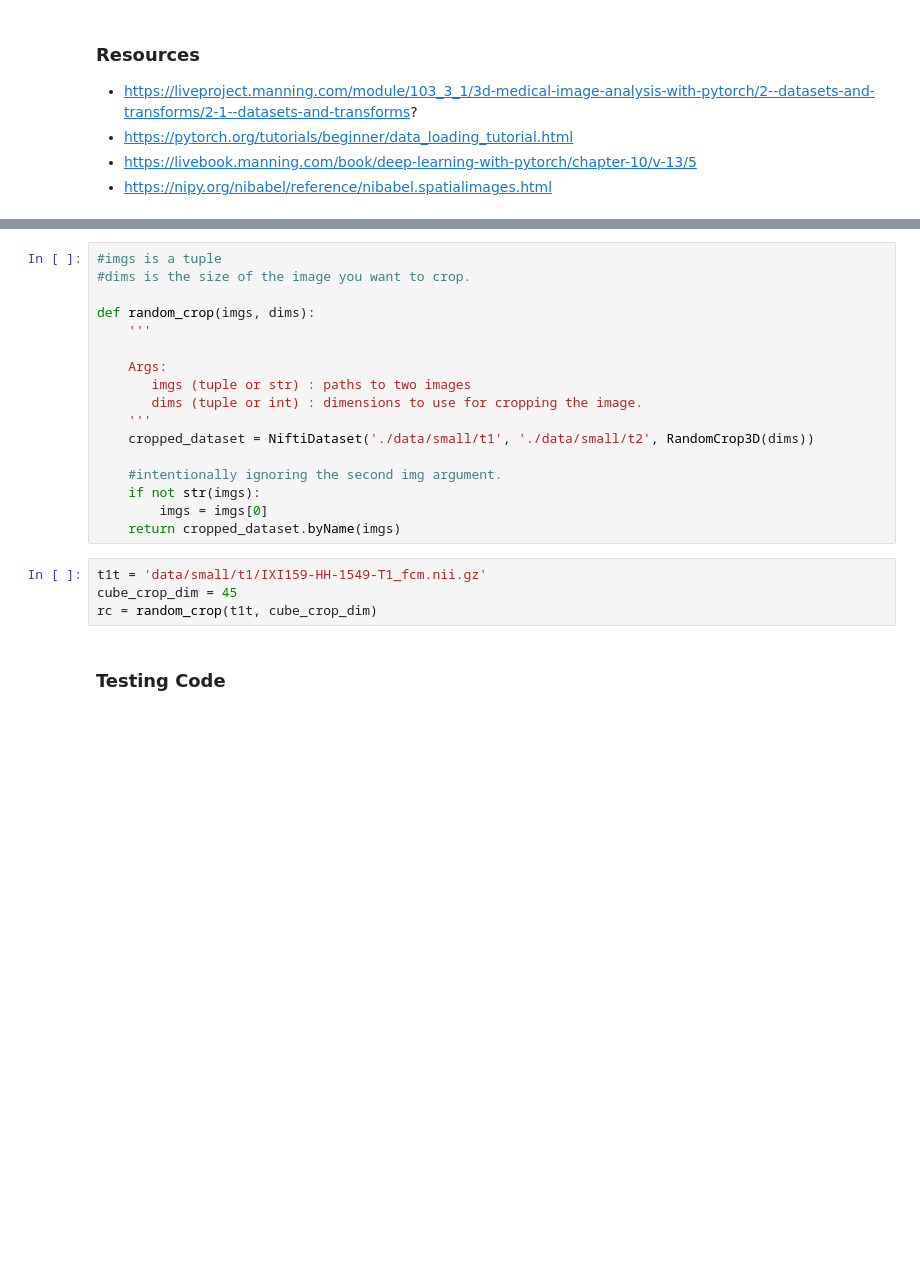
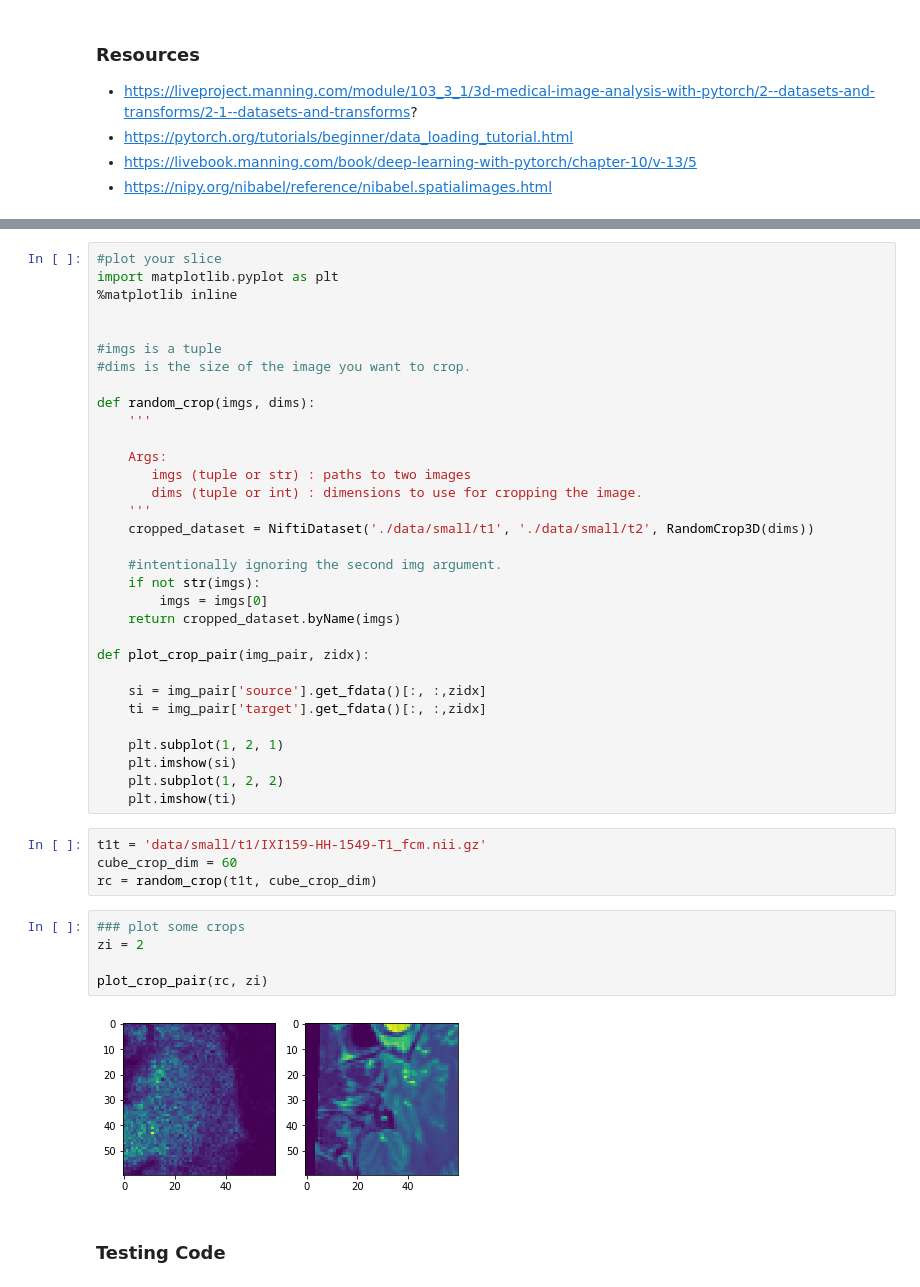
Before and after one commit to taitsmp/liveproject_medical_images, a Jupyter notebook: Datasets and Transforms.ipynb, the cells around one changed output, grey strips where cells are left out. Saved outputs shown, nothing was run; the diff lists cells and outputs as text; blank space fills up the shorter version.

Commit message:
Randomly cropping and printing images. Need consistent indexes between source and target.

```diff
--- a/Datasets and Transforms.ipynb
+++ b/Datasets and Transforms.ipynb
@@ -129,6 +130,11 @@ class RandomCrop3D:
 
         return transformed
 # %%
+#plot your slice
+import matplotlib.pyplot as plt
+%matplotlib inline
+
+
 #imgs is a tuple
 #dims is the size of the image you want to crop.
 
@@ -145,10 +151,27 @@ def random_crop(imgs, dims):
     if not str(imgs):
         imgs = imgs[0]
     return cropped_dataset.byName(imgs)
+
+def plot_crop_pair(img_pair, zidx):
+
+    si = img_pair['source'].get_fdata()[:, :,zidx]
+    ti = img_pair['target'].get_fdata()[:, :,zidx]
+
+    plt.subplot(1, 2, 1)
+    plt.imshow(si)
+    plt.subplot(1, 2, 2)
+    plt.imshow(ti)
 # %%
 t1t = 'data/small/t1/IXI159-HH-1549-T1_fcm.nii.gz'
-cube_crop_dim = 45
+cube_crop_dim = 60
 rc = random_crop(t1t, cube_crop_dim)
+# %%
+### plot some crops
+zi = 2
+
+plot_crop_pair(rc, zi)
+# %% [output]
+[figure, added]
 # %% [markdown]
 ### Testing Code
 # %%
```
Also changed, not shown: parts of 1 cell of this notebook.
